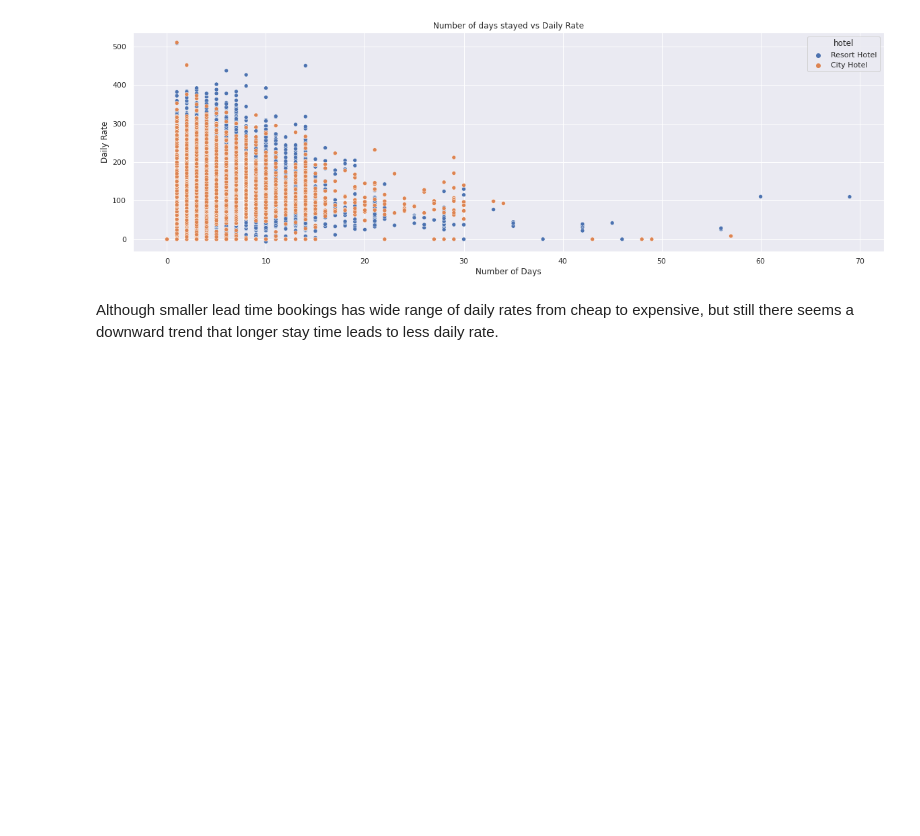
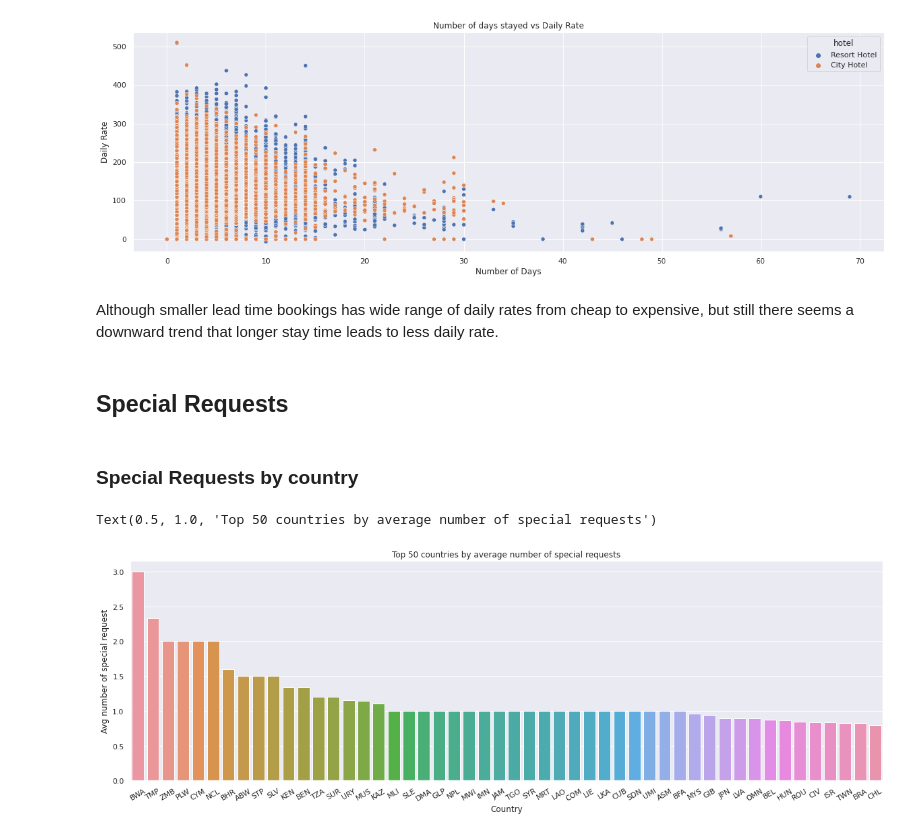
Before and after one commit to ayush9304/Hotel-Booking-Analysis-EDA, a Jupyter notebook: Hotel_Booking_Analysis_EDA.ipynb, the cells around one changed output. Saved outputs shown, nothing was run; the diff lists cells and outputs as text; code cells hidden in the pictures; blank space fills up the shorter version.

Commit message:
Explored Special requests, customer types and days stayed by guests

```diff
--- a/Hotel_Booking_Analysis_EDA.ipynb
+++ b/Hotel_Booking_Analysis_EDA.ipynb
@@ -405,3 +405,18 @@ Text(0.5, 1.0, 'Number of days stayed vs Daily Rate')
 [figure]
 # %% [markdown]
 Although smaller lead time bookings has wide range of daily rates from cheap to expensive, but still there seems a downward trend that longer stay time leads to less daily rate.
+# %% [markdown]
+## Special Requests
+# %% [markdown]
+### Special Requests by country
+# %%
+d = df.groupby("country")['total_of_special_requests'].mean().sort_values(ascending=False)[:50]
+plt.figure(figsize=(20,6))
+sns.barplot(x=d.index, y=d)
+p = plt.xticks(rotation=30)
+plt.xlabel("Country")
+plt.ylabel("Avg number of special request")
+plt.title("Top 50 countries by average number of special requests")
+# %% [output]
+Text(0.5, 1.0, 'Top 50 countries by average number of special requests')
+[figure, added]
```
Also changed, not shown: parts of 13 cells of this notebook.
